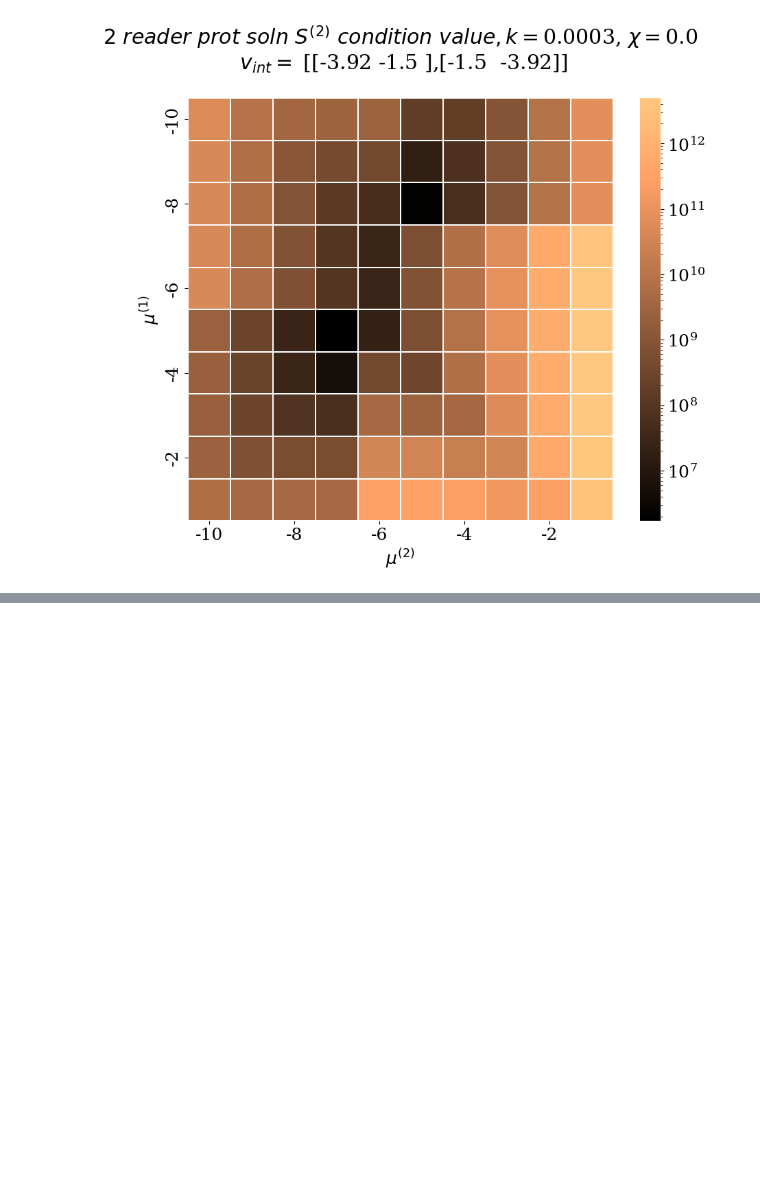
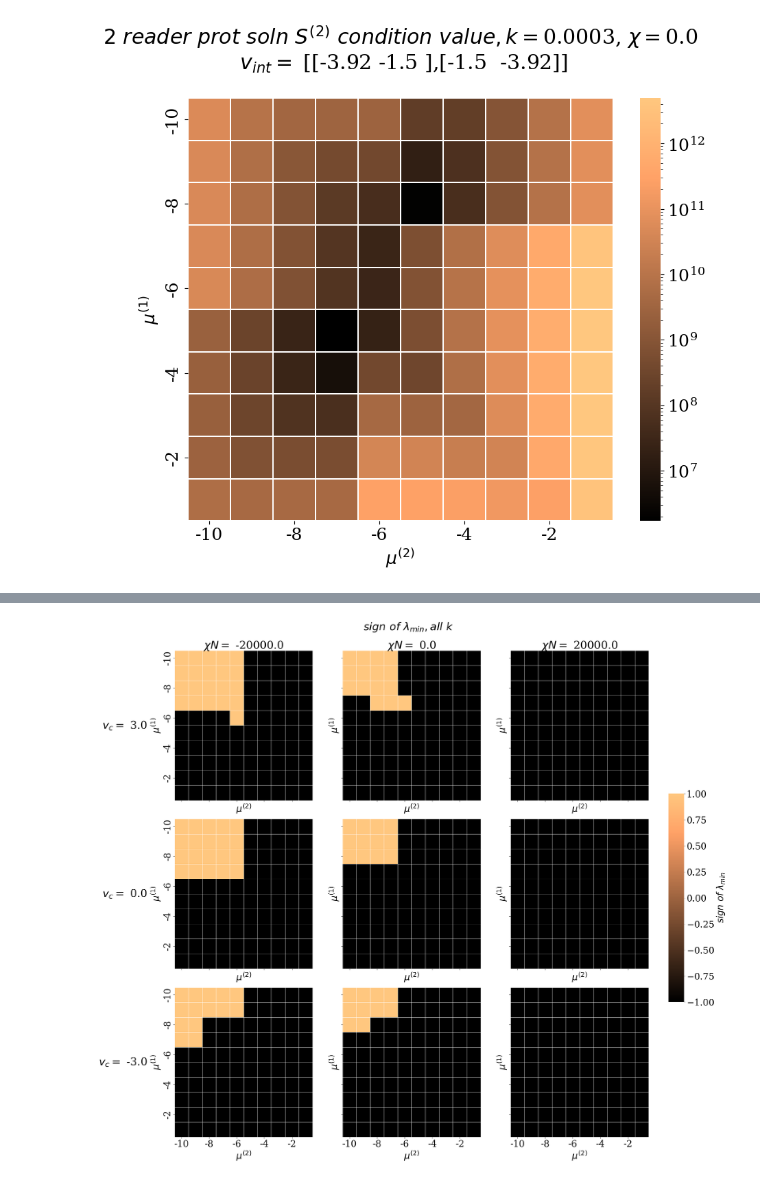
Before and after one commit to tmhabte/wlcsim_membrane, a Jupyter notebook: chrom_stab/chrom_stab_anal.ipynb, the cells around one changed output, grey strips where cells are left out. Drawn from its saved outputs; the diff is of its cells as text; code cells hidden in the pictures; blank space fills up the shorter version.

Commit message:
subplots

```diff
--- a/chrom_stab/chrom_stab_anal.ipynb
+++ b/chrom_stab/chrom_stab_anal.ipynb
@@ -193,6 +193,9 @@ for i, mu1 in enumerate(mu1_array[:]):
                    [S2_inv[3,0], S2_inv[3,2] + N*v_int[1,0], S2_inv[3,3] + N*v_int[1,1]]])
 
                 val, vec = np.linalg.eigh(G2)
+                vec = vec.T
+#                 print(vec)
+#                 print(vec.T)
                 min_val = np.min(val)
                 min_eigval_arr[i][j][ik] = min_val
                 min_eigvec_arr[i][j][ik] = vec[np.where(val == min_val)]
@@ -706,0 +842,78 @@ plt.show()
+# %%
+ID_list = ID_array#[-10.74, -16.74, -22.74]
+chi_list = [-20000/N, 0, 20000/N]
+# chi_list = [-2/N, 0, 2/N]
+
+spins, k_stars, poly_flucs, prot1_flucs, prot2_flucs = create_plot_lists(ID_list, chi_list)
+# %%
+# fig, axs = plt.subplots(len(ID_array), 1, figsize=(5*2,17*2), sharex=True, sharey = True)
+fig, axs = plt.subplots(len(ID_list), len(chi_list), figsize=(20,20), sharex=True, sharey = True)
+# fig, axs = plt.subplots(3,2, figsize=(15, 18), sharex=True, sharey = True)
+
+
+fig.tight_layout()
+font = {'family' : 'serif',
+        'weight':'normal',
+        'size': 25}
+plt.rc('font', **font)
+fig.suptitle(r"$ sign \ of \ \lambda_{min}, all \ k$", y = 1.03)#\
+#              +  ", $e_B^{(1)} = $" + \
+#           str(e_m[0]) + ", $e_B^{(2)} = $" + str(e_m[1]), y = 1.03)
+# cbar_ax = fig.add_axes([.91, .3, .03, .4])
+cbar_ax = fig.add_axes([1, .3, .03, .4])
+
+v_c_list = np.zeros(len(ID_list))
+for i in range(len(ID_list)):
+    ID = ID_array[i]
+    #load settings
+    settings = np.load(r"C:\Users\tmhab\wlcsim_membrane\chrom_stab\ID=%s_settings.npy" % (ID), allow_pickle = True)
+
+    [chrom, [klog_min, klog_max, klog_num]] = settings
+
+    [n_bind, v_int, chi_useless, e_m, phi_c, poly_marks, mu_max, mu_min, del_mu, f_om, N, N_m, b] = chrom
+
+    v_c_list[i] = v_int[0][1]
+    mu1_array = np.arange(mu_min, mu_max, del_mu)
+    mu2_array = np.arange(mu_min, mu_max, del_mu)
+
+    k_vec = np.logspace(klog_min, klog_max, klog_num) / b
+
+    for j in range(len(chi_list)):
+        ax = axs[i][j]
+        chi = chi_list[j]
+        #do subplot
+        sns.heatmap(np.sign(spins[i][j]), linewidth=0.5, cmap = "copper", xticklabels=mu2_array, yticklabels=mu1_array,\
+                    cbar=i == 0,\
+                    vmin=-1, vmax=1,\
+                    cbar_ax=None if i else cbar_ax, cbar_kws={'label':  r"$ sign \ of \ \lambda_{min}$"}, ax = axs[i][j])
+
+        ax.set_xticks(ax.get_xticks()[::2])
+        ax.set_xticklabels(mu2_array[::2].astype(np.int64))
+        ax.set_yticks(ax.get_yticks()[::2])
+        ax.set_yticklabels(mu1_array[::2].astype(np.int64))
+    #     ax.set_ylabel("$\mu^{(1)}$")
+    #     ax.set_xlabel("$\mu^{(2)}$")
+
+#         ax.set_title("$\chi N = $" + str(np.round(chi*N, 2)) +  ", $v_{int} = $ [" + str(v_int[0][1]) + "]\n")
+
+
+cols = ["$\chi N = $ {}".format(np.round(chi*N, 2)) for chi in chi_list]
+rows = ['$v_c = $ {}'.format(v_cross) for v_cross in v_c_list]
+
+plt.setp(axs.flat, xlabel="$\mu^{(2)}$", ylabel="$\mu^{(1)}$")
+
+pad = 5 # in points
+
+for ax, col in zip(axs[0], cols):
+    ax.annotate(col, xy=(0.5, 1), xytext=(0, pad),
+                xycoords='axes fraction', textcoords='offset points',
+                size='large', ha='center', va='baseline')
+
+for ax, row in zip(axs[:,0], rows):
+    ax.annotate(row, xy=(0, 0.5), xytext=(-ax.yaxis.labelpad - pad, 0),
+                xycoords=ax.yaxis.label, textcoords='offset points',
+                size='large', ha='right', va='center')
+
+plt.show()
+# %% [output]
+[figure, added]
```
Also changed, not shown: parts of 24 cells of this notebook.
